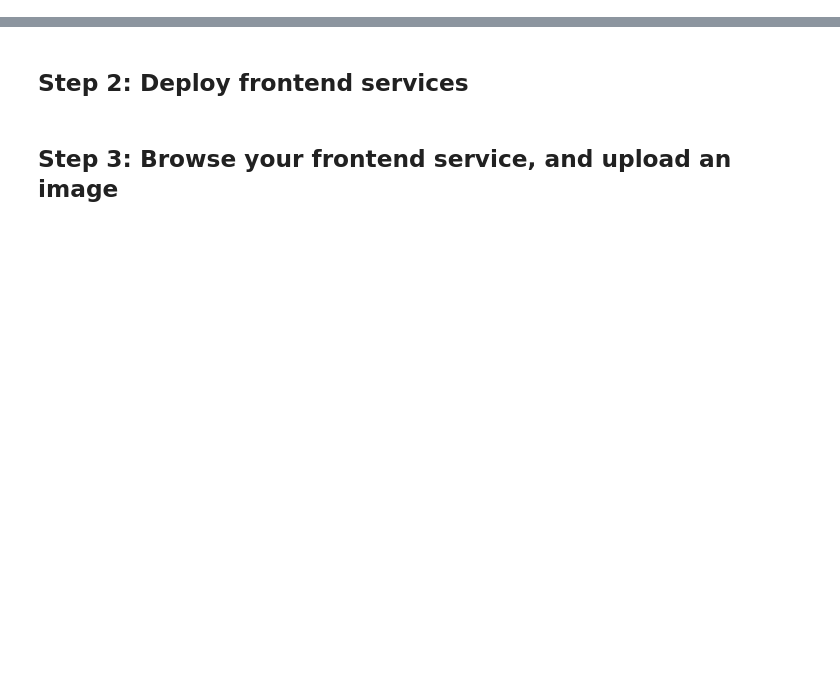
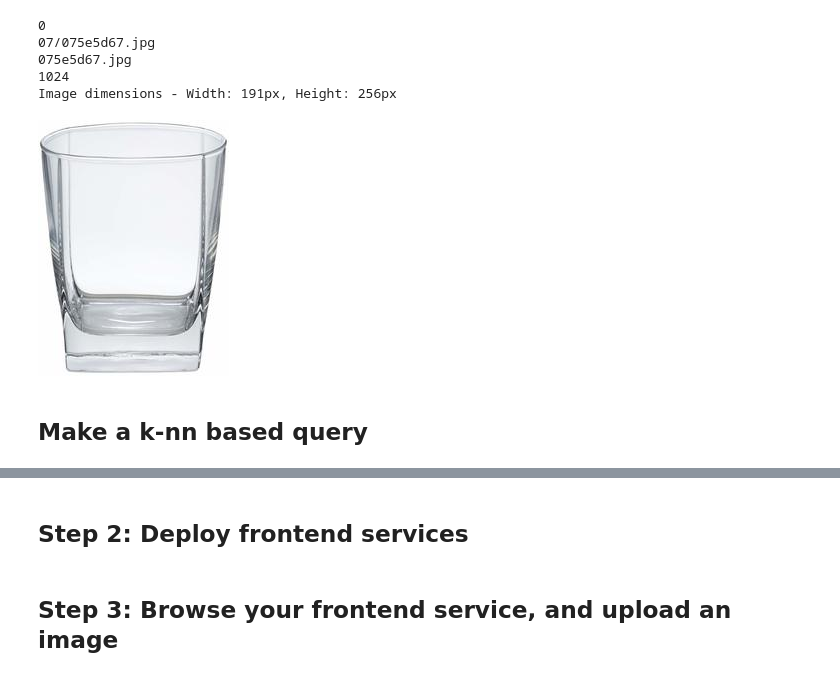
Before and after one commit to Harsh1s/Visual-Search-API, a Jupyter notebook: visual-image-search.ipynb, the cells around one changed output, grey strips where cells are left out. Saved outputs shown, nothing was run; the diff lists cells and outputs as text; code cells hidden in the pictures; blank space fills up the shorter version.

Commit message:
latest code for CLIP model

```diff
--- a/visual-image-search.ipynb
+++ b/visual-image-search.ipynb
@@ -355,0 +310,11 @@ with open('./frontend/src/config/config.json', 'w') as outfile:
+# %%
+from sagemaker.s3 import S3Downloader
+import json
+
+embedding_root_path = "./data/embedding"
+s3down.download(output_path, embedding_root_path)
+
+embeddings = []
+for idx, record in dataset.iterrows():
+    embedding_file = f"{embedding_root_path}/{record.path}.out"
+    embeddings.append(json.load(open(embedding_file))[0])
@@ -355,0 +325,17 @@ with open('./frontend/src/config/config.json', 'w') as outfile:
+# %%
+import boto3
+
+client = boto3.client('cloudformation')
+
+response = client.describe_stacks(
+    StackName='clip',
+)
+
+my_session = boto3.session.Session()
+
+opensearch_region = my_session.region_name
+opensearch_url = [
+    output_["OutputValue"]
+    for output_ in response["Stacks"][0]["Outputs"]
+    if output_["OutputKey"] == "DomainEndpoint"
+][0]
@@ -355,0 +506,24 @@ with open('./frontend/src/config/config.json', 'w') as outfile:
+# %%
+item_image_path, item_name = get_image_from_item_id(item_id = "B0896LJNLH", return_image=False)
+# feature_vector = encode_image(file_name=item_image_path)
+
+url="https://m.media-amazon.com/images/I/31sYQsP3pBL._SX300_SY300_QL70_FMwebp_.jpg"
+image=download_file(url)
+feature_vector=get_features(image)
+print(len(feature_vector))
+# Open the image and print its dimensions
+img = Image.open(item_image_path)
+width, height = img.size
+print(f"Image dimensions - Width: {width}px, Height: {height}px")
+
+# Display the image
+img.show()  # This will open the image using the default image viewer
+# %% [output]
+0
+07/075e5d67.jpg
+075e5d67.jpg
+1024
+Image dimensions - Width: 191px, Height: 256px
+[figure, added]
+# %% [markdown]
+## Make a k-nn based query
```
Also changed, not shown: parts of 89 cells of this notebook.
